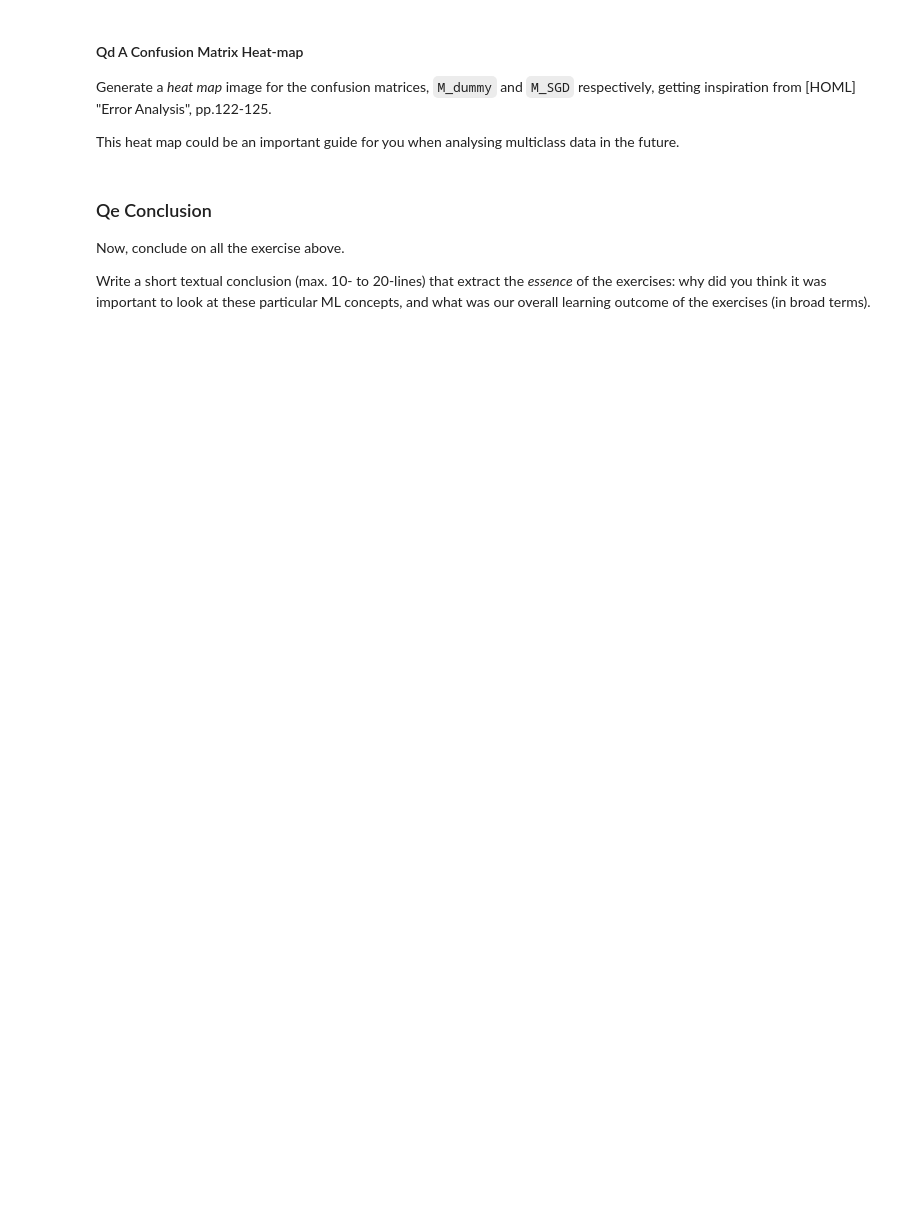
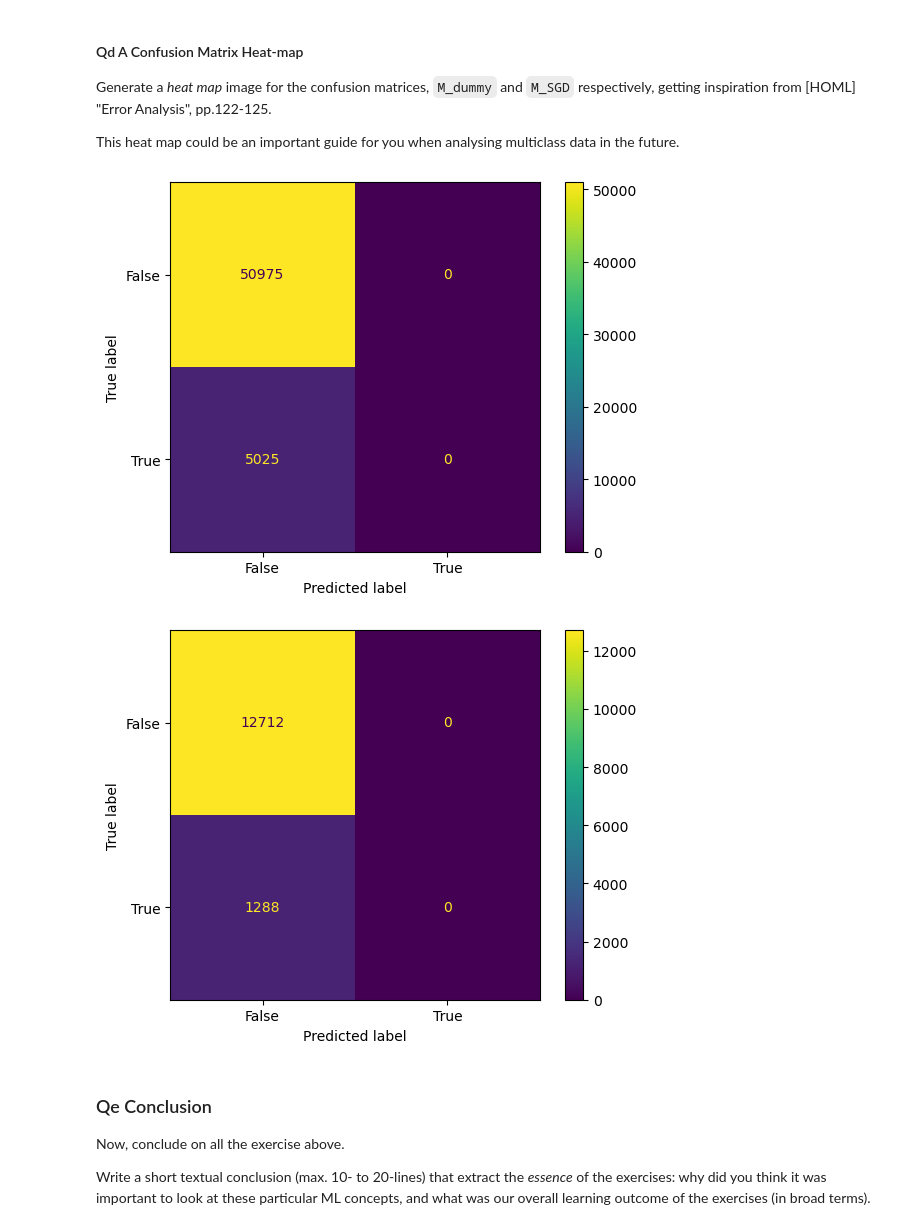
Before and after one commit to MartinStokholm/SWMAL, a Jupyter notebook: L02/performance_metrics.ipynb, the cells around one changed output. Cells and saved outputs as stored; diff of their text form; code cells hidden in the pictures; blank space fills up the shorter version.

Commit message:
LO2
performance metrics

```diff
--- a/L02/performance_metrics.ipynb
+++ b/L02/performance_metrics.ipynb
@@ -228,3 +410,16 @@ assert False, "TODO: solve Qd, and remove me..
+# %%
+from matplotlib import pyplot as plt
+from sklearn.metrics import ConfusionMatrixDisplay
+
+plt.rc('font', size=10)
+ConfusionMatrixDisplay.from_predictions(y_train_5,y_pred_dummy)
+plt.show()
+
+ConfusionMatrixDisplay.from_predictions(y_test_5,y_pred)
+plt.show()
+# %% [output]
+[figure, added]
+[figure, added]
 # %% [markdown]
 ### Qe Conclusion
 
```
Also changed, not shown: parts of 9 cells of this notebook, 1 other file.
